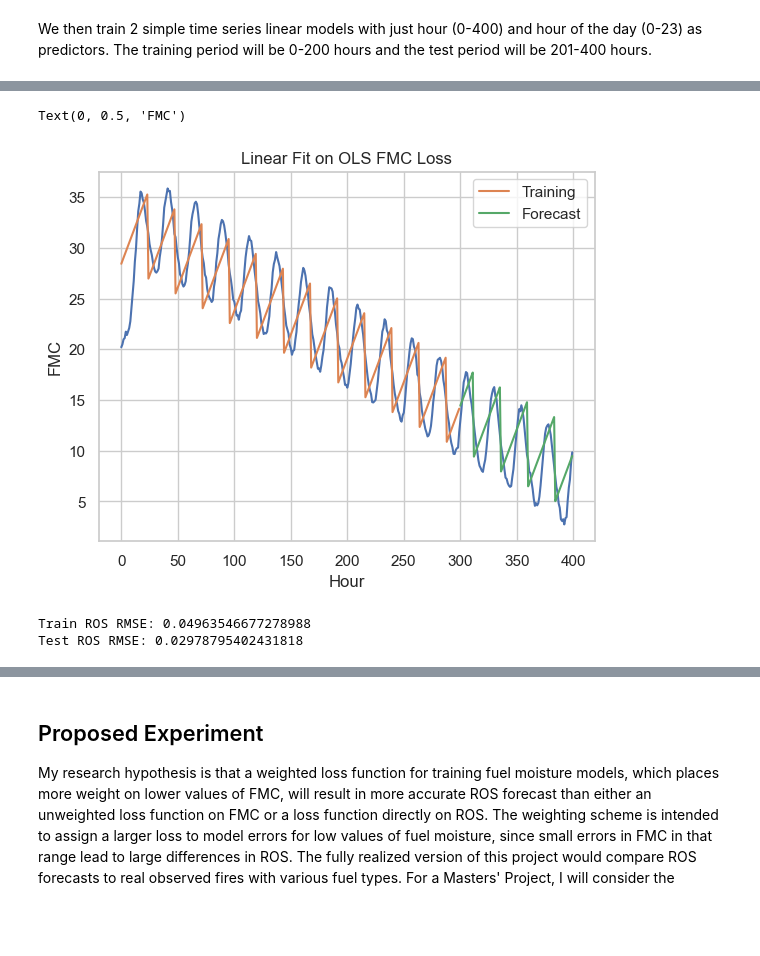
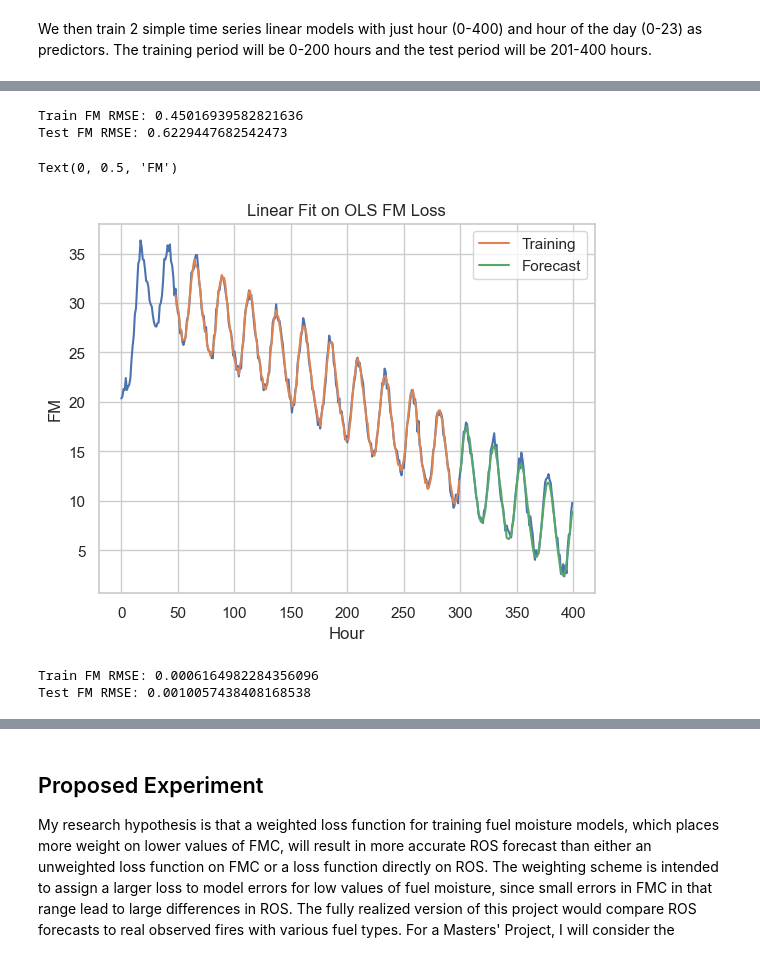
Before and after one commit to jh-206/Custom-Loss-FMDA, a Jupyter notebook: Custom Loss MS Project.ipynb, the cells around one changed output, grey strips where cells are left out. Drawn from its saved outputs; the diff is of its cells as text; code cells hidden in the pictures; blank space fills up the shorter version.

Commit message:
Update Custom Loss MS Project.ipynb
AR model for simulated data example

```diff
--- a/Custom Loss MS Project.ipynb
+++ b/Custom Loss MS Project.ipynb
@@ -113,9 +121,8 @@ Fuel moisture content has a cyclical pattern that corresponds to a 24 hour day,
 # Sim data, no rain for simplicity
 random.seed(456)
 
-from data_funcs import synthetic_data
 hours = 400 # Total number of time steps
-dat = synthetic_data(max_rain = 0, data_noise = .2)  # Sim data from FMDA project code
+dat = synthetic_data(max_rain = 0, data_noise = .5)  # Sim data from FMDA project code
 fm = dat['fm'][0:hours]
 
 # Manually edit sim data to illustrate point about ROS
@@ -183,19 +190,29 @@ preds1 = fmmod1.predict(Xte)
+# %%
+# Model 1 fit with OLS on FM
+h = h.reshape(-1, 1)
+h2 = 300
+fmtr=fm[0:h2]
+fmte=fm[h2:len(fm)]
+lags = 48
+ar1 = AutoReg(fmtr, lags=lags).fit()
+fit1 = ar1.predict(start=0, end=h2-1, dynamic=False)
+preds1 = ar1.predict(start=len(fmtr), end=len(fmtr)+len(fmte)-1, dynamic=False)
+# %%
+print('Train FM RMSE: '+str(np.sqrt(mean_squared_error(fmtr[lags:len(fmtr)], fit1[lags:len(fit1)]))))
+print('Test FM RMSE: '+str(np.sqrt(mean_squared_error(fmte, preds1))))
+# %% [output]
+Train FM RMSE: 0.45016939582821636
+Test FM RMSE: 0.6229447682542473
 # %%
 plt.plot(h, fm)
 plt.plot(h[0:h2], fit1, label="Training")
 plt.plot(h[h2:len(h)], preds1, label="Forecast")
 plt.legend()
-plt.title("Linear Fit on OLS FMC Loss")
+plt.title("Linear Fit on OLS FM Loss")
 plt.xlabel("Hour")
-plt.ylabel("FMC")
+plt.ylabel("FM")
 # plt.annotate("Training R2="+str(np.round(fmmod1.score(Xtr, fmtr), 3)), [325, 30])
 # plt.annotate("Testing R2="+str(np.round(fmmod1.score(Xte, fmte), 3)), [325, 25])
 # %% [output]
-Text(0, 0.5, 'FMC')
+Text(0, 0.5, 'FM')
-[figure, old version]
+[figure, new version]
-# %%
-print('Train ROS RMSE: '+str(np.sqrt(np.sum((rstr - ros(fit1))**2))))
-print('Test ROS RMSE: '+str(np.sqrt(np.sum((rste - ros(preds1))**2))))
-# %% [output]
-Train ROS RMSE: 0.04963546677278988
-Test ROS RMSE: 0.02978795402431818
@@ -201,0 +223,6 @@ Test ROS RMSE: 0.02978795402431818
+# %%
+print('Train FM RMSE: '+str(np.sqrt(mean_squared_error(rstr[lags:len(fmtr)], ros(fit1[lags:len(fit1)])))))
+print('Test FM RMSE: '+str(np.sqrt(mean_squared_error(rste, ros(preds1)))))
+# %% [output]
+Train FM RMSE: 0.0006164982284356096
+Test FM RMSE: 0.0010057438408168538
```
Also changed, not shown: parts of 12 cells of this notebook.
